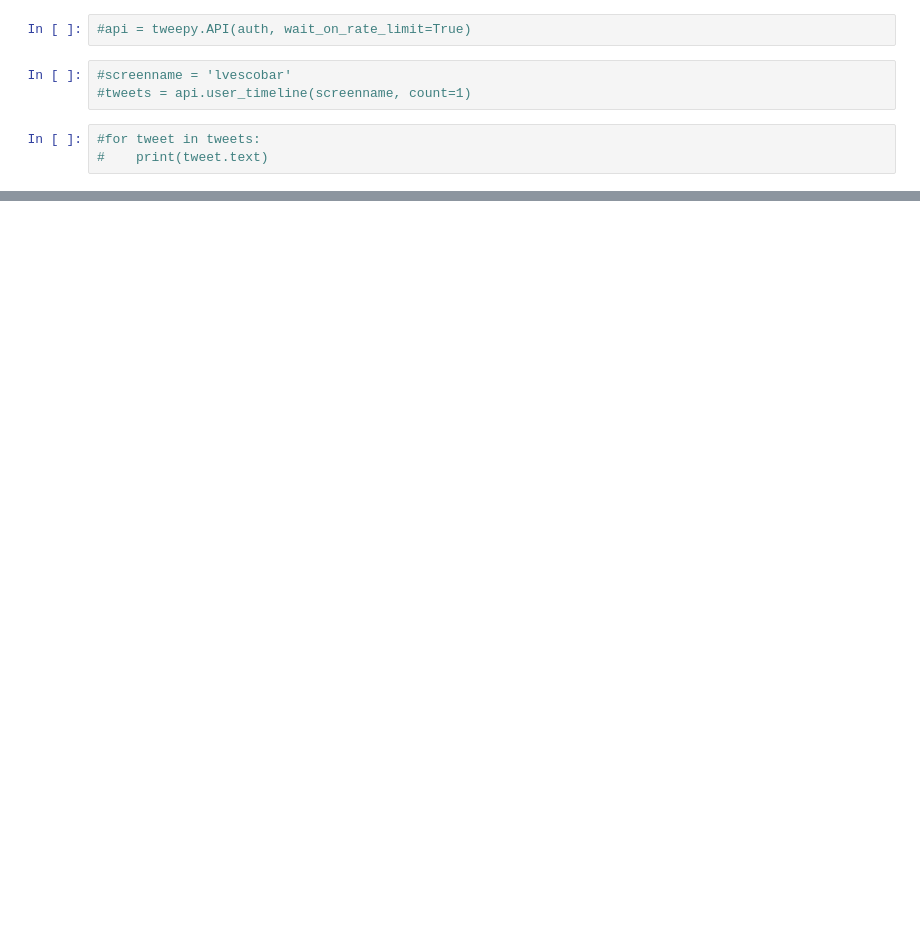
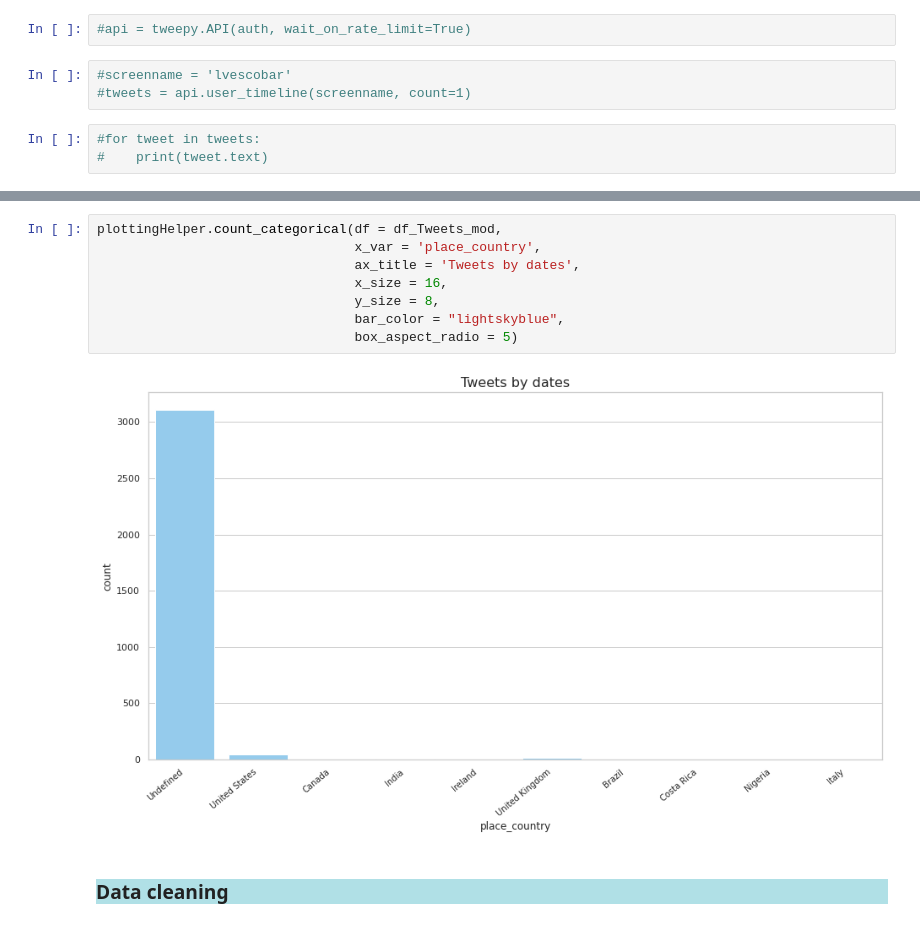
Before and after one commit to lveagithub/bts-dsf-2020, a Jupyter notebook: Final_project/DSF_FINAL_PROJECT.ipynb, the cells around one changed output, grey strips where cells are left out. Cells and saved outputs as stored; diff of their text form; blank space fills up the shorter version.

```diff
--- a/Final_project/DSF_FINAL_PROJECT.ipynb
+++ b/Final_project/DSF_FINAL_PROJECT.ipynb
@@ -398,0 +355,12 @@ datetime.datetime(2020, 11, 15, 0, 0)
+# %%
+plottingHelper.count_categorical(df = df_Tweets_mod,
+                                 x_var = 'place_country',
+                                 ax_title = 'Tweets by dates',
+                                 x_size = 16,
+                                 y_size = 8,
+                                 bar_color = "lightskyblue",
+                                 box_aspect_radio = 5)
+# %% [output]
+[figure, added]
+# %% [markdown]
+<h3 style="background-color:powderblue;">Data cleaning</h3>
```
Also changed, not shown: parts of 83 cells of this notebook, 8 other files.
